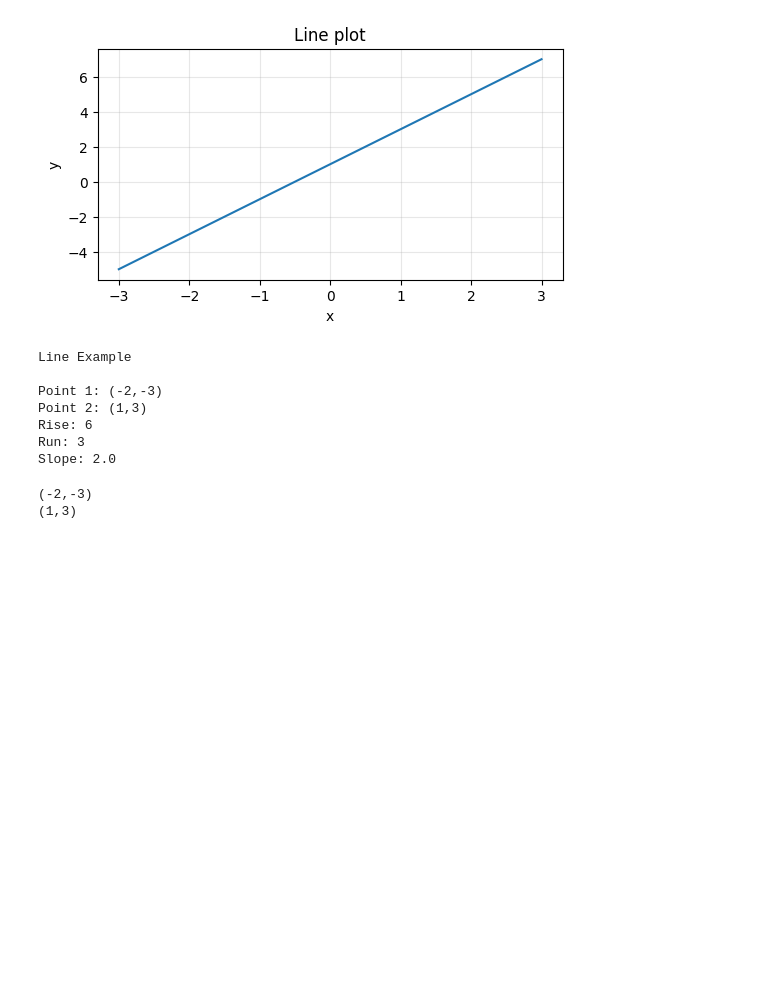
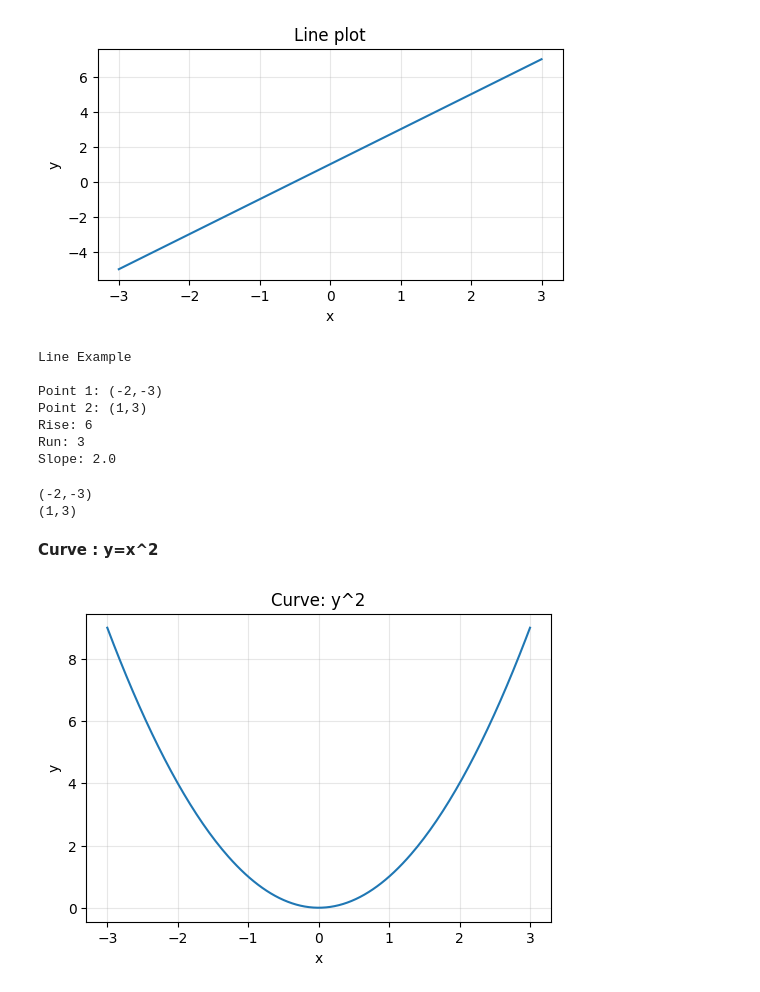
Before and after one commit to NishmthaM/calculus_in_ml, a Jupyter notebook: calculus_in_ml.ipynb, the cells around one changed output. Cells and saved outputs as stored; diff of their text form; code cells hidden in the pictures; blank space fills up the shorter version.

```diff
--- a/calculus_in_ml.ipynb
+++ b/calculus_in_ml.ipynb
@@ -62,3 +62,21 @@ print(f"({x2},{y2})")
 # %% [output]
 (-2,-3)
 (1,3)
+# %% [markdown]
+**Curve : y=x^2**
+# %%
+def curve(x):
+  return x**2
+
+x_val = np.linspace(-3, 3, 200)
+y_val = curve(x_val)
+
+plt.figure(figsize=(6,4))
+plt.plot(x_val,y_val)
+plt.title("Curve: y^2")
+plt.xlabel("x")
+plt.ylabel("y")
+plt.grid(alpha=0.3)
+plt.show()
+# %% [output]
+[figure, added]
```
